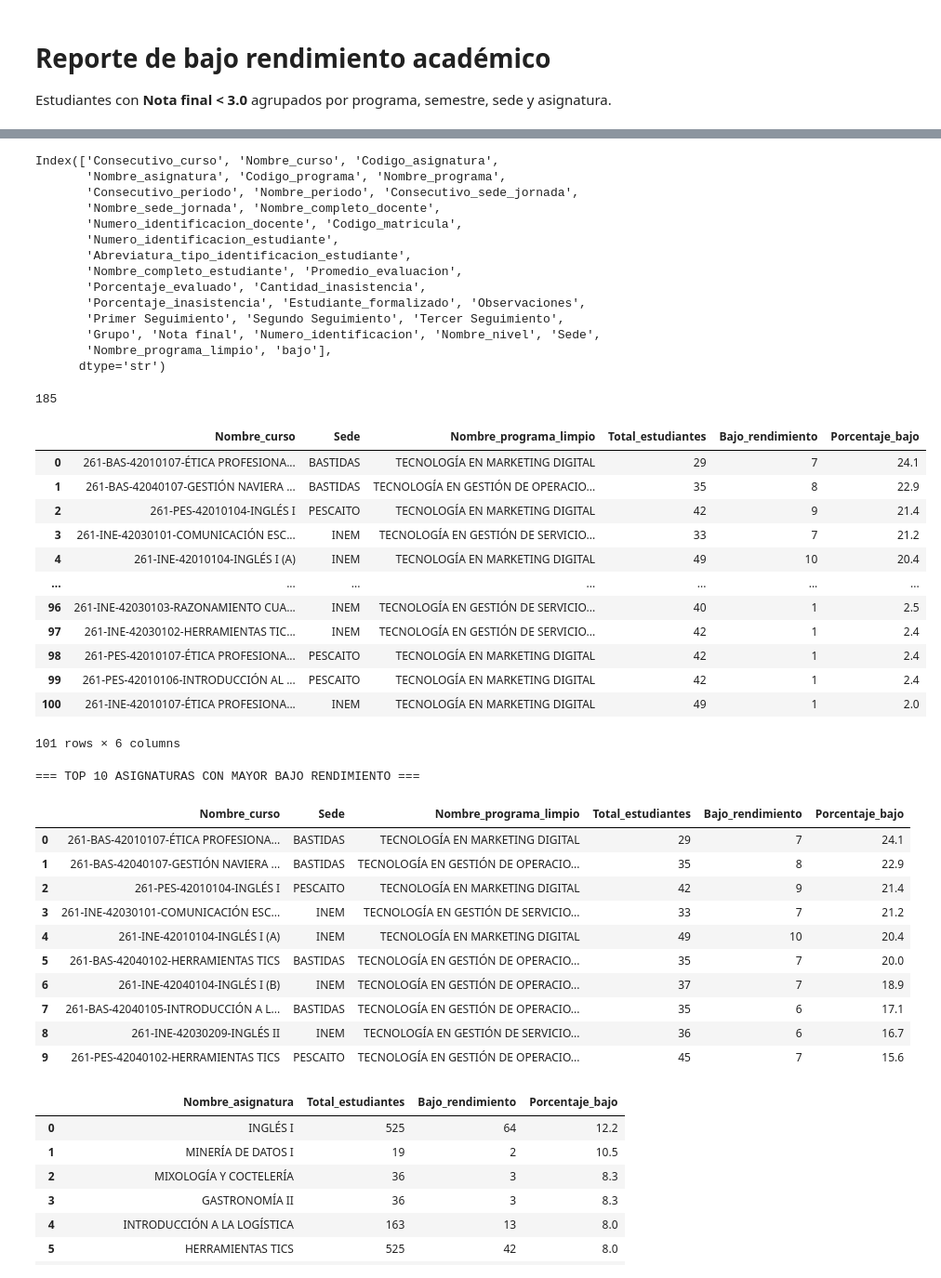
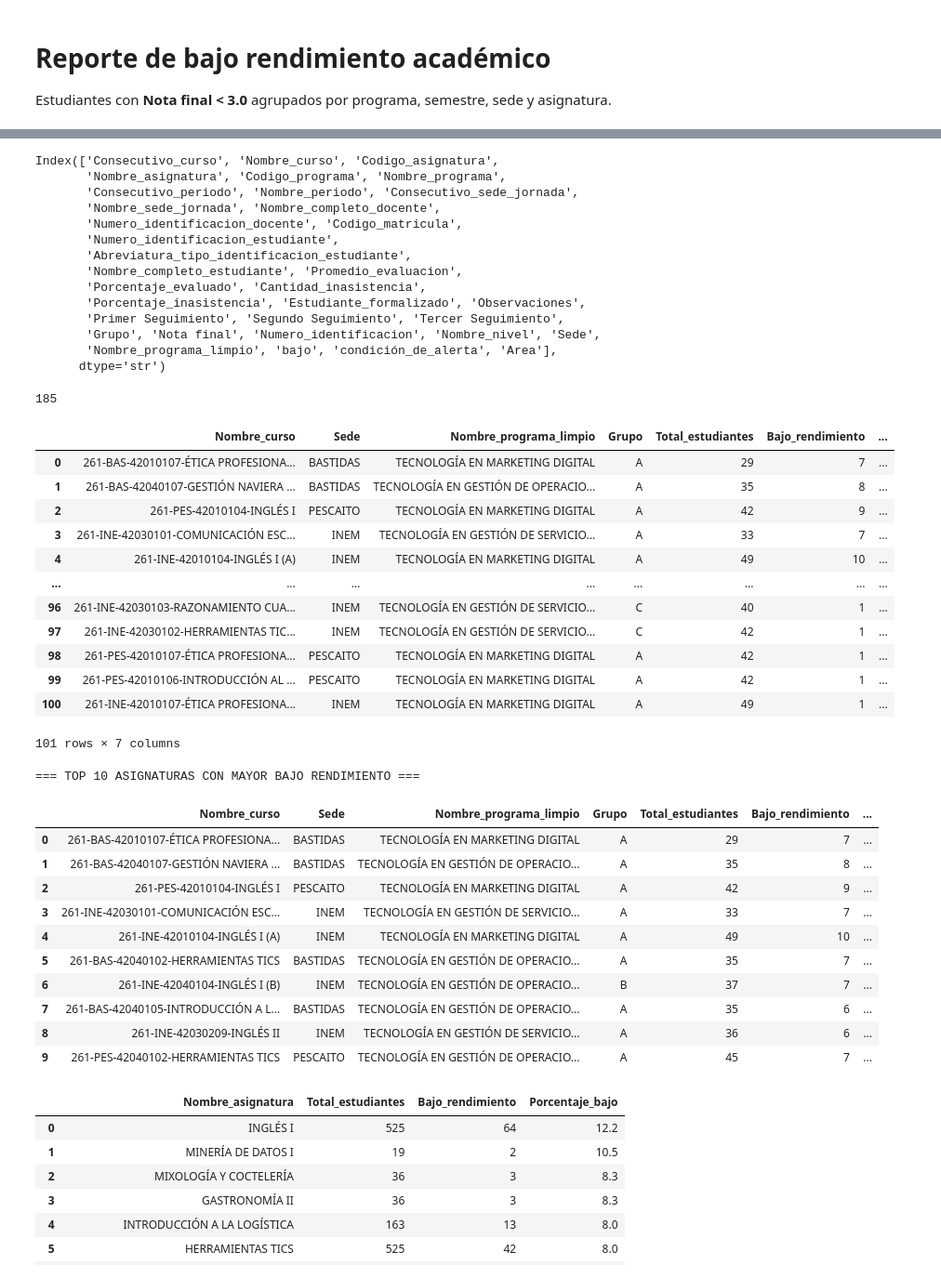
Before and after one commit to Mauricio8474/q10_project, a Jupyter notebook: notebooks/bajo_rendimiento.ipynb, the cells around one changed output, grey strips where cells are left out. Shown at 93% size. Saved outputs shown, nothing was run; the diff lists cells and outputs as text; code cells hidden in the pictures.

```diff
--- a/notebooks/bajo_rendimiento.ipynb
+++ b/notebooks/bajo_rendimiento.ipynb
@@ -16,8 +16,10 @@ df = notas.merge(
 )
 
 df["bajo"] = (df['Nota final'] < 3.0) & (df['Nota final'] > 1)
+df["condición_de_alerta"] = (df['Nota final'] <=1) & (df['Nota final'] >=0)
 
 print(f"Total registros: {len(df):,}")
-print(f"Estudiantes con nota < 3.0: {df['bajo'].sum():,}")
+print(f"registros con nota < 3.0: {df['bajo'].sum():,}")
+print(f"registos con condición de alerta: {df['condición_de_alerta'].sum():,}")
 # %% [output]
 Total registros: 5,572
@@ -121,50 +138,50 @@ Index(['Consecutivo_curso', 'Nombre_curso', 'Codigo_asignatura',
        'Porcentaje_inasistencia', 'Estudiante_formalizado', 'Observaciones',
        'Primer Seguimiento', 'Segundo Seguimiento', 'Tercer Seguimiento',
        'Grupo', 'Nota final', 'Numero_identificacion', 'Nombre_nivel', 'Sede',
-       'Nombre_programa_limpio', 'bajo'],
+       'Nombre_programa_limpio', 'bajo', 'condición_de_alerta', 'Area'],
       dtype='str')
 185
 # %%
-tabla_resumen_bajorendimiento = df.groupby(["Nombre_curso","Sede",'Nombre_programa_limpio']).agg(
+tabla_resumen_bajorendimiento = df.groupby(["Nombre_curso","Sede",'Nombre_programa_limpio','Grupo']).agg(
     Total_estudiantes=("bajo", "count"),
     Bajo_rendimiento=("bajo", "sum"),
     Porcentaje_bajo=("bajo", "mean")
 ).reset_index()
 tabla_resumen_bajorendimiento["Porcentaje_bajo"] = (tabla_resumen_bajorendimiento["Porcentaje_bajo"] * 100).round(1)
 
 tabla_resumen_bajorendimiento = tabla_resumen_bajorendimiento.sort_values("Porcentaje_bajo", ascending=False).reset_index(drop=True)
 
 display(tabla_resumen_bajorendimiento[tabla_resumen_bajorendimiento['Porcentaje_bajo']>0])
 # %% [output]
-|  | Nombre_curso | Sede | Nombre_programa_limpio | Total_estudiantes | Bajo_rendimiento | Porcentaje_bajo |
-| 0 | 261-BAS-42010107-ÉTICA PROFESIONA... | BASTIDAS | TECNOLOGÍA EN MARKETING DIGITAL | 29 | 7 | 24.1 |
-| 1 | 261-BAS-42040107-GESTIÓN NAVIERA ... | BASTIDAS | TECNOLOGÍA EN GESTIÓN DE OPERACIO... | 35 | 8 | 22.9 |
-| 2 | 261-PES-42010104-INGLÉS I | PESCAITO | TECNOLOGÍA EN MARKETING DIGITAL | 42 | 9 | 21.4 |
-| 3 | 261-INE-42030101-COMUNICACIÓN ESC... | INEM | TECNOLOGÍA EN GESTIÓN DE SERVICIO... | 33 | 7 | 21.2 |
-| 4 | 261-INE-42010104-INGLÉS I (A) | INEM | TECNOLOGÍA EN MARKETING DIGITAL | 49 | 10 | 20.4 |
-| ... | ... | ... | ... | ... | ... | ... |
-| 96 | 261-INE-42030103-RAZONAMIENTO CUA... | INEM | TECNOLOGÍA EN GESTIÓN DE SERVICIO... | 40 | 1 | 2.5 |
-| 97 | 261-INE-42030102-HERRAMIENTAS TIC... | INEM | TECNOLOGÍA EN GESTIÓN DE SERVICIO... | 42 | 1 | 2.4 |
-| 98 | 261-PES-42010107-ÉTICA PROFESIONA... | PESCAITO | TECNOLOGÍA EN MARKETING DIGITAL | 42 | 1 | 2.4 |
-| 99 | 261-PES-42010106-INTRODUCCIÓN AL ... | PESCAITO | TECNOLOGÍA EN MARKETING DIGITAL | 42 | 1 | 2.4 |
-| 100 | 261-INE-42010107-ÉTICA PROFESIONA... | INEM | TECNOLOGÍA EN MARKETING DIGITAL | 49 | 1 | 2.0 |
+|  | Nombre_curso | Sede | Nombre_programa_limpio | Grupo | Total_estudiantes | Bajo_rendimiento | ... |
+| 0 | 261-BAS-42010107-ÉTICA PROFESIONA... | BASTIDAS | TECNOLOGÍA EN MARKETING DIGITAL | A | 29 | 7 | ... |
+| 1 | 261-BAS-42040107-GESTIÓN NAVIERA ... | BASTIDAS | TECNOLOGÍA EN GESTIÓN DE OPERACIO... | A | 35 | 8 | ... |
+| 2 | 261-PES-42010104-INGLÉS I | PESCAITO | TECNOLOGÍA EN MARKETING DIGITAL | A | 42 | 9 | ... |
+| 3 | 261-INE-42030101-COMUNICACIÓN ESC... | INEM | TECNOLOGÍA EN GESTIÓN DE SERVICIO... | A | 33 | 7 | ... |
+| 4 | 261-INE-42010104-INGLÉS I (A) | INEM | TECNOLOGÍA EN MARKETING DIGITAL | A | 49 | 10 | ... |
+| ... | ... | ... | ... | ... | ... | ... | ... |
+| 96 | 261-INE-42030103-RAZONAMIENTO CUA... | INEM | TECNOLOGÍA EN GESTIÓN DE SERVICIO... | C | 40 | 1 | ... |
+| 97 | 261-INE-42030102-HERRAMIENTAS TIC... | INEM | TECNOLOGÍA EN GESTIÓN DE SERVICIO... | C | 42 | 1 | ... |
+| 98 | 261-PES-42010107-ÉTICA PROFESIONA... | PESCAITO | TECNOLOGÍA EN MARKETING DIGITAL | A | 42 | 1 | ... |
+| 99 | 261-PES-42010106-INTRODUCCIÓN AL ... | PESCAITO | TECNOLOGÍA EN MARKETING DIGITAL | A | 42 | 1 | ... |
+| 100 | 261-INE-42010107-ÉTICA PROFESIONA... | INEM | TECNOLOGÍA EN MARKETING DIGITAL | A | 49 | 1 | ... |
-101 rows × 6 columns
+101 rows × 7 columns
 # %%
 print("=== TOP 10 ASIGNATURAS CON MAYOR BAJO RENDIMIENTO ===")
 display(tabla_resumen_bajorendimiento.head(10))
 # %% [output]
 === TOP 10 ASIGNATURAS CON MAYOR BAJO RENDIMIENTO ===
-|  | Nombre_curso | Sede | Nombre_programa_limpio | Total_estudiantes | Bajo_rendimiento | Porcentaje_bajo |
-| 0 | 261-BAS-42010107-ÉTICA PROFESIONA... | BASTIDAS | TECNOLOGÍA EN MARKETING DIGITAL | 29 | 7 | 24.1 |
-| 1 | 261-BAS-42040107-GESTIÓN NAVIERA ... | BASTIDAS | TECNOLOGÍA EN GESTIÓN DE OPERACIO... | 35 | 8 | 22.9 |
-| 2 | 261-PES-42010104-INGLÉS I | PESCAITO | TECNOLOGÍA EN MARKETING DIGITAL | 42 | 9 | 21.4 |
-| 3 | 261-INE-42030101-COMUNICACIÓN ESC... | INEM | TECNOLOGÍA EN GESTIÓN DE SERVICIO... | 33 | 7 | 21.2 |
-| 4 | 261-INE-42010104-INGLÉS I (A) | INEM | TECNOLOGÍA EN MARKETING DIGITAL | 49 | 10 | 20.4 |
-| 5 | 261-BAS-42040102-HERRAMIENTAS TICS | BASTIDAS | TECNOLOGÍA EN GESTIÓN DE OPERACIO... | 35 | 7 | 20.0 |
-| 6 | 261-INE-42040104-INGLÉS I (B) | INEM | TECNOLOGÍA EN GESTIÓN DE OPERACIO... | 37 | 7 | 18.9 |
-| 7 | 261-BAS-42040105-INTRODUCCIÓN A L... | BASTIDAS | TECNOLOGÍA EN GESTIÓN DE OPERACIO... | 35 | 6 | 17.1 |
-| 8 | 261-INE-42030209-INGLÉS II | INEM | TECNOLOGÍA EN GESTIÓN DE SERVICIO... | 36 | 6 | 16.7 |
-| 9 | 261-PES-42040102-HERRAMIENTAS TICS | PESCAITO | TECNOLOGÍA EN GESTIÓN DE OPERACIO... | 45 | 7 | 15.6 |
+|  | Nombre_curso | Sede | Nombre_programa_limpio | Grupo | Total_estudiantes | Bajo_rendimiento | ... |
+| 0 | 261-BAS-42010107-ÉTICA PROFESIONA... | BASTIDAS | TECNOLOGÍA EN MARKETING DIGITAL | A | 29 | 7 | ... |
+| 1 | 261-BAS-42040107-GESTIÓN NAVIERA ... | BASTIDAS | TECNOLOGÍA EN GESTIÓN DE OPERACIO... | A | 35 | 8 | ... |
+| 2 | 261-PES-42010104-INGLÉS I | PESCAITO | TECNOLOGÍA EN MARKETING DIGITAL | A | 42 | 9 | ... |
+| 3 | 261-INE-42030101-COMUNICACIÓN ESC... | INEM | TECNOLOGÍA EN GESTIÓN DE SERVICIO... | A | 33 | 7 | ... |
+| 4 | 261-INE-42010104-INGLÉS I (A) | INEM | TECNOLOGÍA EN MARKETING DIGITAL | A | 49 | 10 | ... |
+| 5 | 261-BAS-42040102-HERRAMIENTAS TICS | BASTIDAS | TECNOLOGÍA EN GESTIÓN DE OPERACIO... | A | 35 | 7 | ... |
+| 6 | 261-INE-42040104-INGLÉS I (B) | INEM | TECNOLOGÍA EN GESTIÓN DE OPERACIO... | B | 37 | 7 | ... |
+| 7 | 261-BAS-42040105-INTRODUCCIÓN A L... | BASTIDAS | TECNOLOGÍA EN GESTIÓN DE OPERACIO... | A | 35 | 6 | ... |
+| 8 | 261-INE-42030209-INGLÉS II | INEM | TECNOLOGÍA EN GESTIÓN DE SERVICIO... | A | 36 | 6 | ... |
+| 9 | 261-PES-42040102-HERRAMIENTAS TICS | PESCAITO | TECNOLOGÍA EN GESTIÓN DE OPERACIO... | A | 45 | 7 | ... |
 # %%
 tabla_resumen_bajorendimiento_asigantura = df.groupby(['Nombre_asignatura']).agg(
     Total_estudiantes=("bajo", "count"),
```
Also changed, not shown: parts of 4 cells of this notebook.
